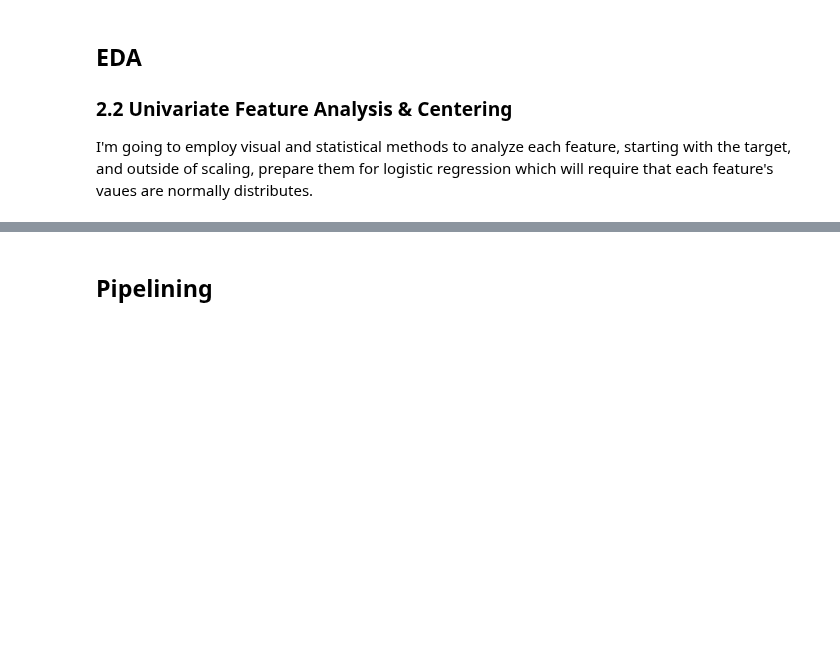
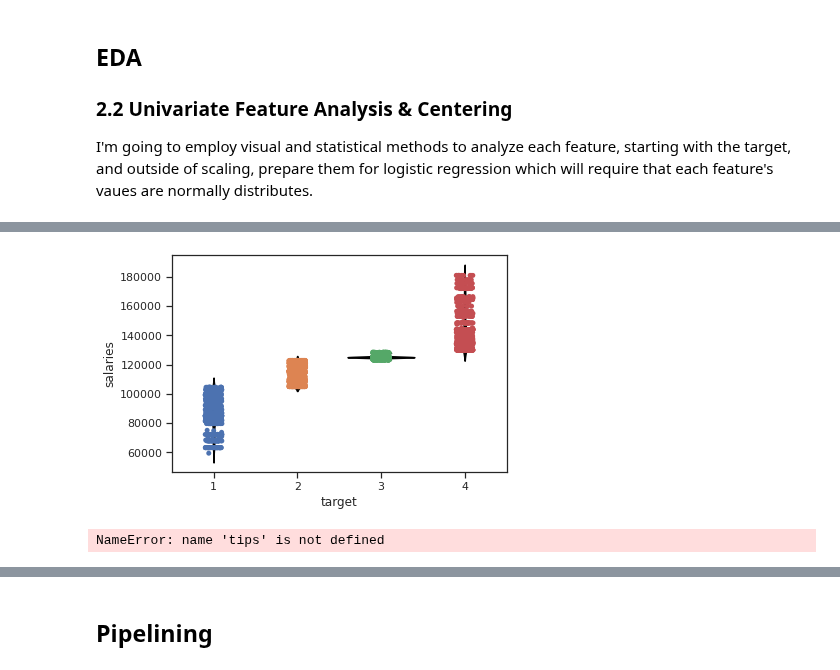
Before and after one commit to 333Kenji/indeedjobscraper, a Jupyter notebook: docs/1_wrangling_engineering.ipynb, the cells around one changed output, grey strips where cells are left out. Saved outputs shown, nothing was run; the diff lists cells and outputs as text; code cells hidden in the pictures; blank space fills up the shorter version.

```diff
--- a/docs/1_wrangling_engineering.ipynb
+++ b/docs/1_wrangling_engineering.ipynb
@@ -806,3 +1331,17 @@ plt.show()
+# %%
+ax = sns.violinplot(x="target", y="salaries", data=data,
+
+                    inner=None, color=".01")
+
+ax = sns.stripplot(x="target", y="salaries", data=data)
+# %% [output]
+[figure, added]
+# %%
+ax = sns.boxplot(x="tip", y="day", data=data, whis=np.inf)
+
+ax = sns.stripplot(x="tip", y="day", data=data, color=".3")
+# %% [output]
+NameError: name 'tips' is not defined
 # %%
 for i in data[['Q1','Q2','Q3','Q4']]:
     print(data[i].value_counts())
```
Also changed, not shown: parts of 53 cells of this notebook, 1 other file.
